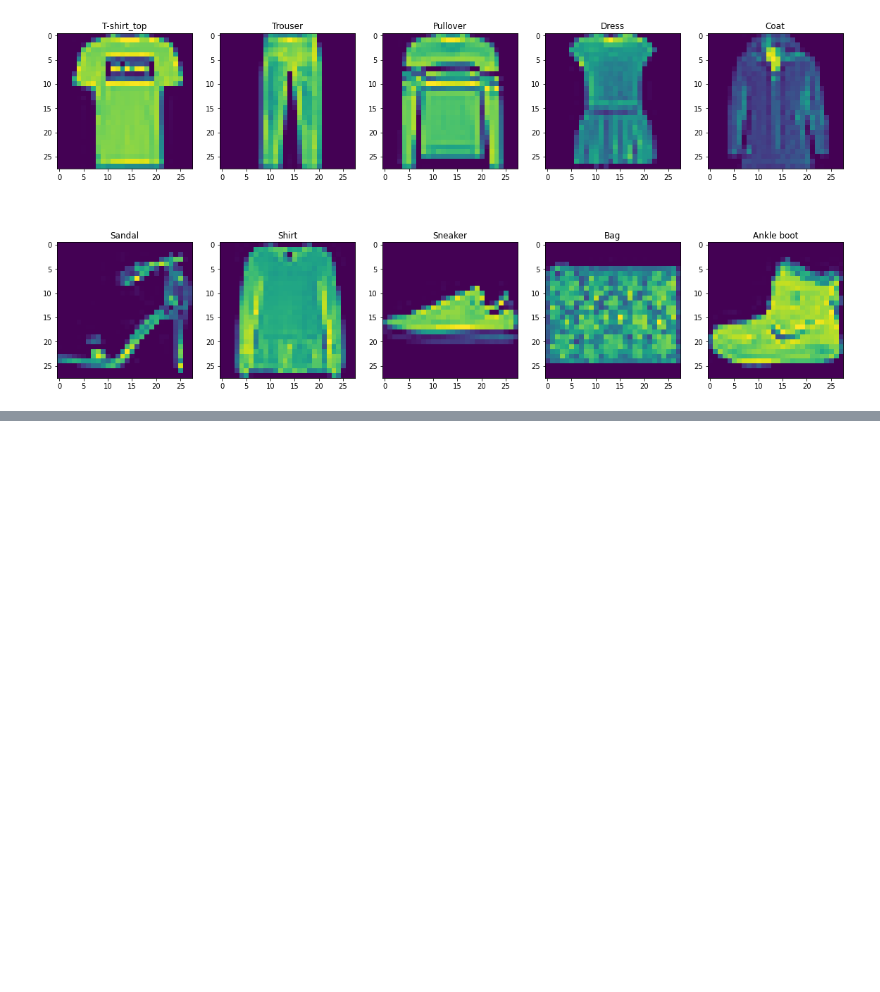
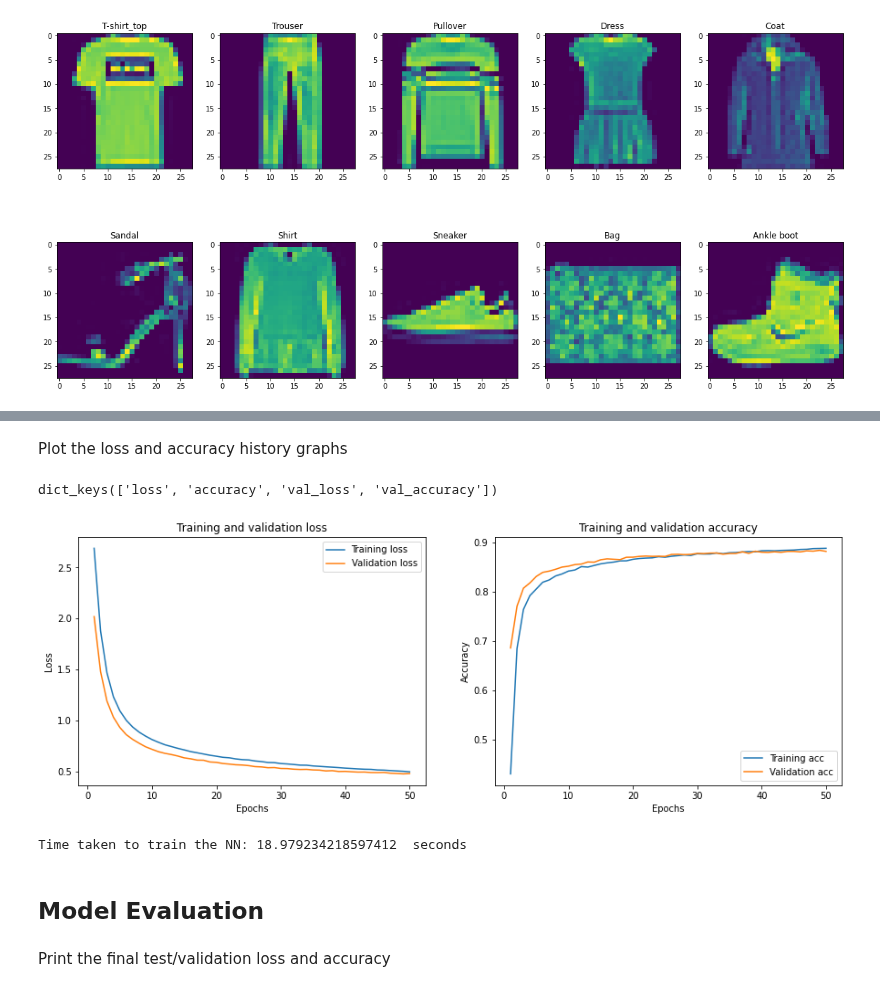
Before and after one commit to lokeshkumarn/Notebooks, a Jupyter notebook: FashionMnist.ipynb, the cells around one changed output, grey strips where cells are left out. Drawn from its saved outputs; the diff is of its cells as text; code cells hidden in the pictures; blank space fills up the shorter version.

```diff
--- a/FashionMnist.ipynb
+++ b/FashionMnist.ipynb
@@ -80,0 +164,2 @@ for c in enumerate(class_names):
+# %%
+model.compile( optimizer = 'adam', loss = 'categorical_crossentropy', metrics=['accuracy'] )
@@ -80,0 +168,9 @@ for c in enumerate(class_names):
+# %%
+start_train = time.time()
+history = model.fit(X_train,
+                    y_train_enc,
+                    epochs=50,
+                    batch_size=1000,
+                    validation_split=0.2,
+                    verbose=1)
+end_train = time.time()
@@ -80,0 +195,44 @@ for c in enumerate(class_names):
+# %% [markdown]
+Plot the loss and accuracy history graphs
+# %%
+history_dict = history.history
+print(history_dict.keys())
+
+acc = history_dict['accuracy']
+val_acc = history_dict['val_accuracy']
+loss = history_dict['loss']
+val_loss = history_dict['val_loss']
+
+epochs = range(1, len(acc) + 1)
+# %% [output]
+dict_keys(['loss', 'accuracy', 'val_loss', 'val_accuracy'])
+# %%
+fix,ax = plt.subplots(1,2, figsize=(15,5))
+ax1 = ax[0] # to plot Training Loss
+ax2 = ax[1] # to plot Training Accuracy
+ax1.plot(epochs, loss, label='Training loss')
+ax1.plot(epochs, val_loss,  label='Validation loss')
+ax1.set_title('Training and validation loss')
+ax1.set_xlabel('Epochs')
+ax1.set_ylabel('Loss')
+ax1.legend()
+
+ax2.plot(epochs, acc, label='Training acc')
+ax2.plot(epochs, val_acc,  label='Validation acc')
+ax2.set_title('Training and validation accuracy')
+ax2.set_xlabel('Epochs')
+ax2.set_ylabel('Accuracy')
+ax2.legend()
+
+plt.show()
+# %% [output]
+[figure, added]
+# %%
+#Time taken to train
+print("Time taken to train the NN:",end_train - start_train," seconds")
+# %% [output]
+Time taken to train the NN: 18.979234218597412  seconds
+# %% [markdown]
+## Model Evaluation
+# %% [markdown]
+Print the final test/validation loss and accuracy
```
Also changed, not shown: parts of 20 cells of this notebook.
